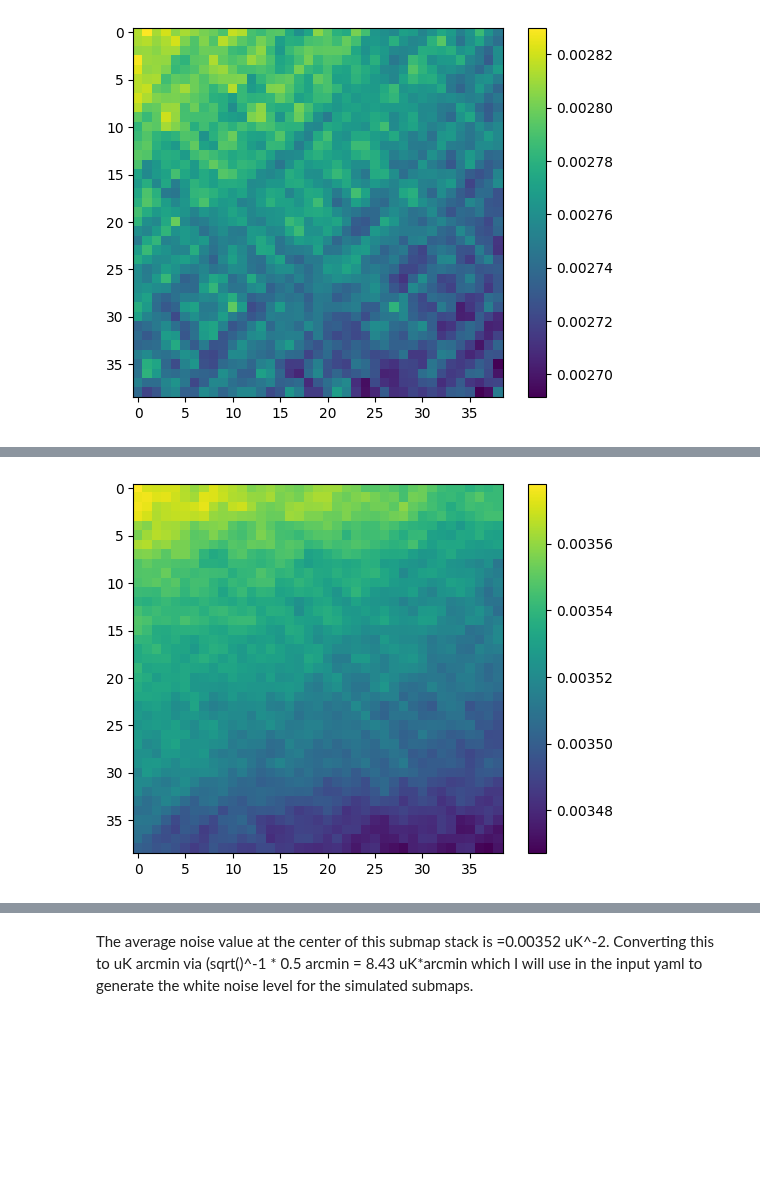
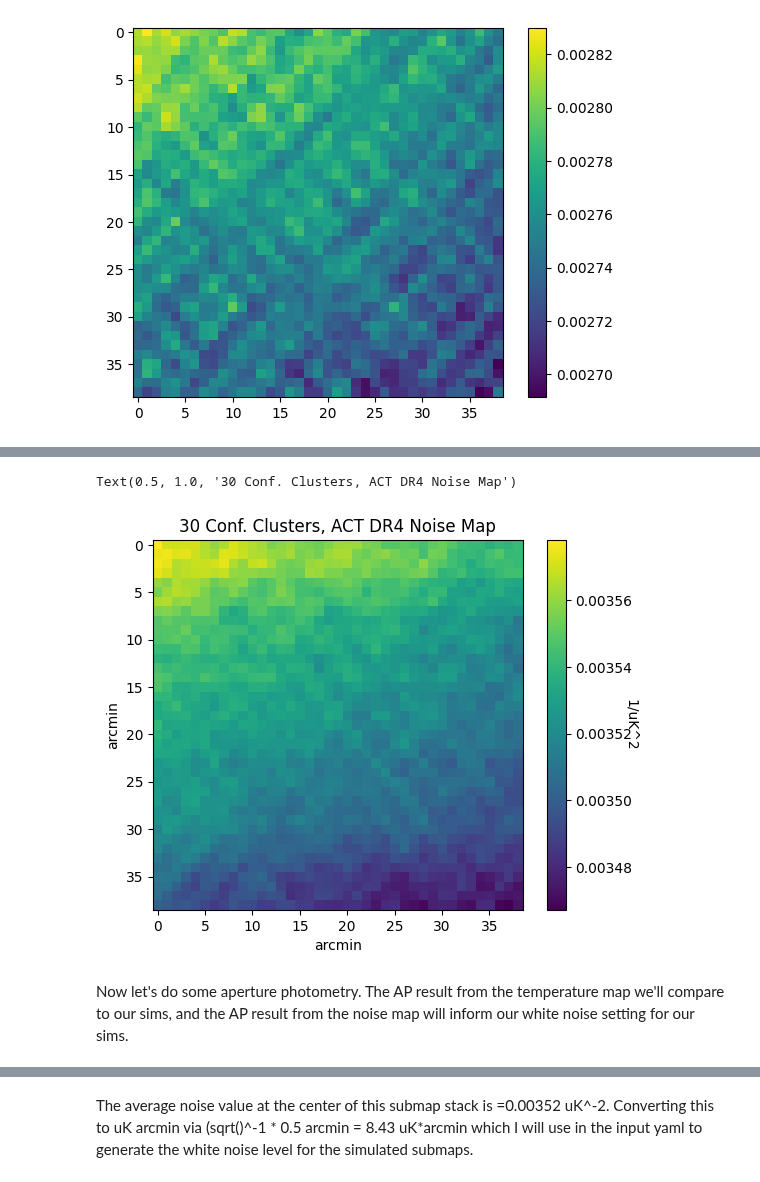
Before and after one commit to deepskies/DeepSZSim, a Jupyter notebook: Compare_to_ACT_subamps.ipynb, the cells around one changed output, grey strips where cells are left out. Saved outputs shown, nothing was run; the diff lists cells and outputs as text; code cells hidden in the pictures; blank space fills up the shorter version.

```diff
--- a/Compare_to_ACT_subamps.ipynb
+++ b/Compare_to_ACT_subamps.ipynb
@@ -105,24 +119,16 @@ cbar = plt.colorbar(im3)
 # %%
-# Give the box a width of 19.5 arcmin
-W = 0.325
-width = np.deg2rad(0.325)
-
-submap=[]
-for i in range(len(rac)):
-    dec,ra = np.deg2rad([decc[i],rac[i]])
-    box = [[dec-width/2.,ra-width/2.],[dec+width/2.,ra+width/2.]]
-    submap=ivar.submap(box)
-    if i==0:
-        submaptot=submap
-    if i>0:
-        submaptot+=submap
-    #print(np.shape(submap))
-
-noisesubmaptot=submaptot/(len(rac))
-im3=plt.imshow(noisesubmaptot)
+act_ivar_stack=stack(rac,np.deg2rad(0.325),ivar) # Give the box a width of 19.5 arcmin
+im3=plt.imshow(act_ivar_stack)
 cbar = plt.colorbar(im3)
+plt.ylabel('arcmin')
+plt.xlabel('arcmin')
+cbar.set_label('1/uK^2', rotation=270)
+plt.title('30 Conf. Clusters, ACT DR4 Noise Map')
 
 #Plot a stack of the ivar submaps for the 30 clusters to determine our noise level. This is what the average map looks like:
 # %% [output]
+Text(0.5, 1.0, '30 Conf. Clusters, ACT DR4 Noise Map')
-[figure, old version]
+[figure, new version]
+# %% [markdown]
+Now let's do some aperture photometry. The AP result from the temperature map we'll compare to our sims, and the AP result from the noise map will inform our white noise setting for our sims.
 # %%
```
Also changed, not shown: parts of 18 cells of this notebook.
